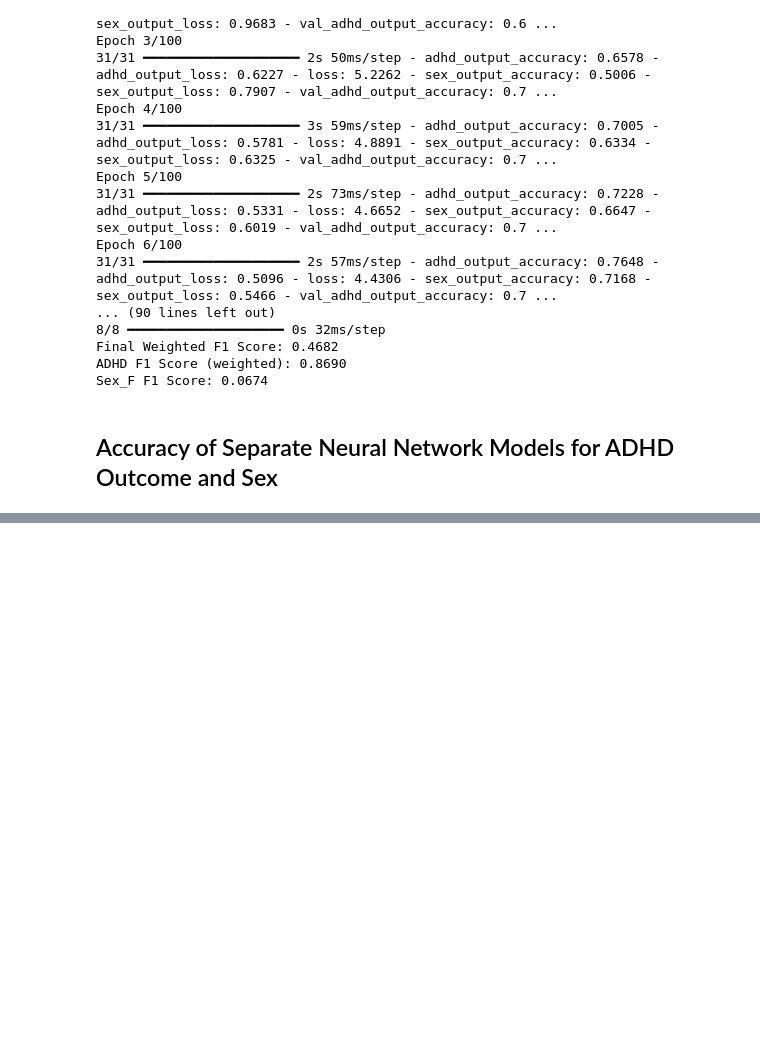
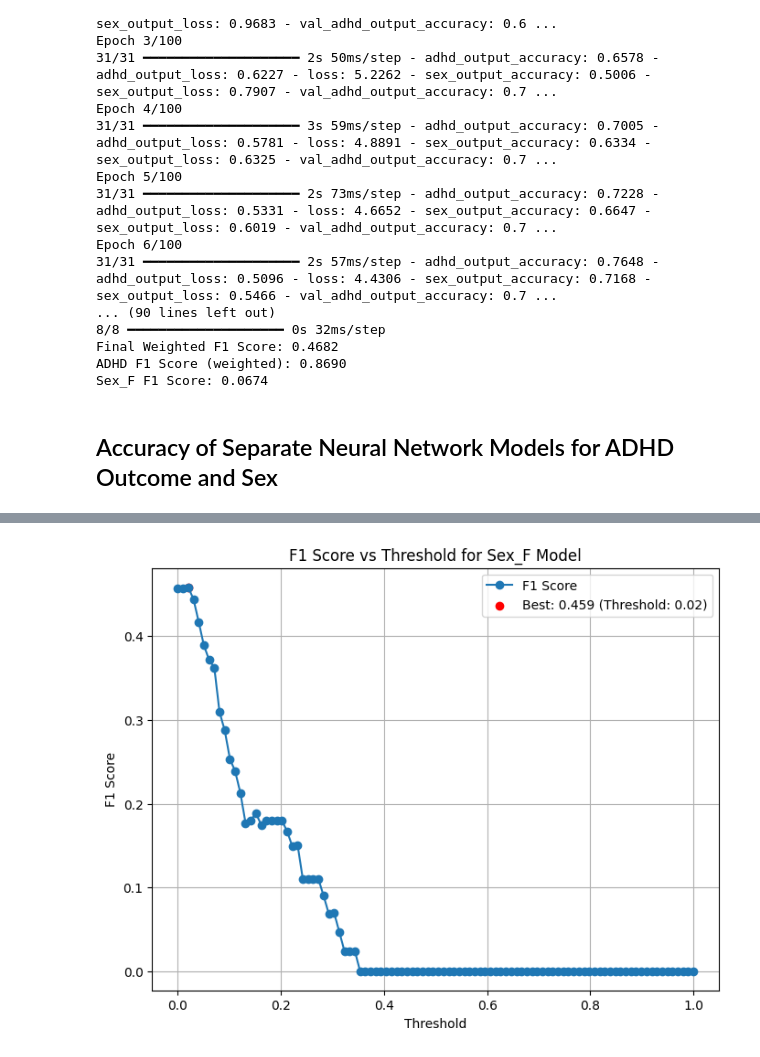
Before and after one commit to jchen0000/widsdatathon2025, a Jupyter notebook: python/Jiaqi.ipynb, the cells around one changed output, grey strips where cells are left out. Cells and saved outputs as stored; diff of their text form; code cells hidden in the pictures; blank space fills up the shorter version.

Commit message:
Neural Network Threshold Tuning

```diff
--- a/python/Jiaqi.ipynb
+++ b/python/Jiaqi.ipynb
@@ -655,0 +662,41 @@ Sex_F F1 Score: 0.0000
+# %%
+# Suppose these are your predicted probabilities and true labels for Sex_F on the validation set:
+y_val_sex_prob = sex_model.predict(X_val_split)  # shape (n_samples, 1)
+y_val_sex = y_sex_val_split  # true labels for Sex_F
+
+# Flatten predicted probabilities to 1D
+y_val_sex_prob = y_val_sex_prob.flatten()
+
+# Define a range of thresholds to evaluate
+thresholds = np.linspace(0, 1, 100)
+f1_scores = []
+
+# Loop over thresholds to compute F1 score for each
+for t in thresholds:
+    y_pred_threshold = (y_val_sex_prob > t).astype(int)
+    f1 = f1_score(y_val_sex, y_pred_threshold)
+    f1_scores.append(f1)
+
+# Convert to numpy arrays for convenience
+f1_scores = np.array(f1_scores)
+
+# Find the best threshold and corresponding F1 score
+best_index = np.argmax(f1_scores)
+best_threshold = thresholds[best_index]
+best_f1 = f1_scores[best_index]
+
+# Create a single figure/axes
+fig, ax = plt.subplots(figsize=(8, 6))
+
+ax.plot(thresholds, f1_scores, marker='o', linestyle='-', label='F1 Score')
+ax.scatter(best_threshold, best_f1, color='red',
+           label=f'Best: {best_f1:.3f} (Threshold: {best_threshold:.2f})')
+
+ax.set_xlabel('Threshold')
+ax.set_ylabel('F1 Score')
+ax.set_title('F1 Score vs Threshold for Sex_F Model')
+ax.grid(True)
+ax.legend()
+
+plt.show()
+# %% [output]
@@ -655,0 +704 @@ Sex_F F1 Score: 0.0000
+[figure, added]
```
Also changed, not shown: parts of 6 cells of this notebook.
